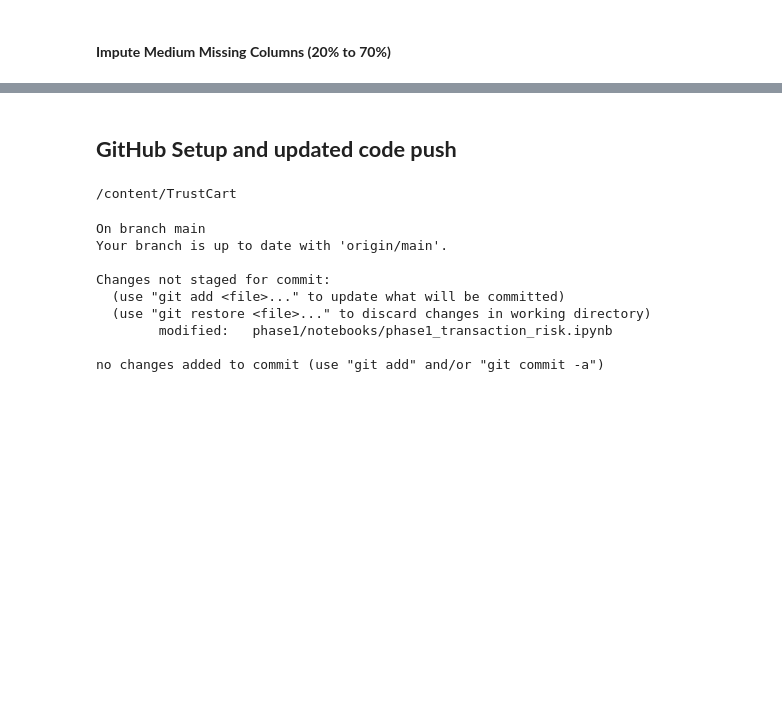
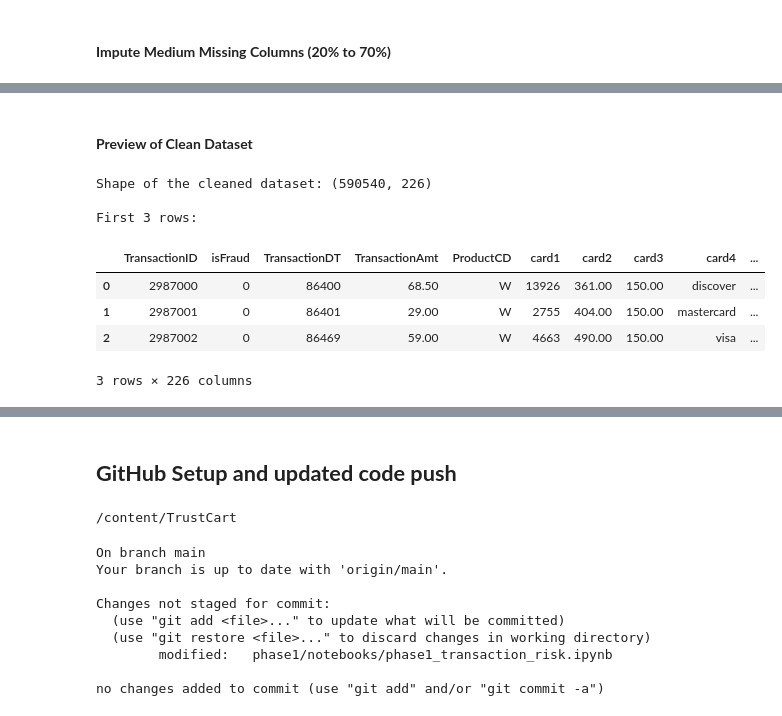
Before and after one commit to Thedeadman0612/TrustCart, a Jupyter notebook: phase1/notebooks/phase1_transaction_risk.ipynb, the cells around one changed output, grey strips where cells are left out. Saved outputs shown, nothing was run; the diff lists cells and outputs as text; code cells hidden in the pictures; blank space fills up the shorter version.

Commit message:
Phase 1 Task 2.2: Data cleaning complete

```diff
--- a/phase1/notebooks/phase1_transaction_risk.ipynb
+++ b/phase1/notebooks/phase1_transaction_risk.ipynb
@@ -662,9 +666,9 @@ missing_medium_imputed = 0
 
 # First check the categorical columns
 for col in medium_missing_cols:
-  if col is in df_combined.columns:
+  if col in df_combined.columns:
     if df_combined[col].dtype == 'object':
-       df_combined[col].fillna('unknown', inplace=True)
+       df_combined[col].fillna('Unknown', inplace=True)
        missing_medium_imputed += 1
     elif df_combined[col].dtype == 'int64' or df_combined[col].dtype == 'float64':
       df_combined[col].fillna(df_combined[col].median(), inplace=True)
@@ -673,5 +677,4 @@ for col in medium_missing_cols:
       print(f"Unknown data type for column: {col}")
 
 print(f"Number of medium missing columns imputed: {missing_medium_imputed}")
-print("")
-print()
+print("==== MEDIUM MISSING COLUMNS - imputing DONE ====")
@@ -677,0 +687,22 @@ print()
+# %%
+# For low missing columns:
+# Numerical columns: Impute with median
+# Categorical columns: Impute with mode (most frequent value should be safe as few values are missing)
+
+print("==== LOW MISSING COLUMNS - imputing ====")
+
+low_missing_imputed = 0
+
+for col in low_missing_cols:
+  if col in df_combined.columns:
+    if df_combined[col].dtype == 'object':
+      df_combined[col].fillna(df_combined[col].mode()[0], inplace=True)
+      low_missing_imputed += 1
+    elif df_combined[col].dtype == 'int64' or df_combined[col].dtype == 'float64':
+      df_combined[col].fillna(df_combined[col].median(), inplace=True)
+      low_missing_imputed += 1
+    else:
+      print(f"Unknown data type for column: {col}")
+
+print(f"Number of low missing columns imputed: {low_missing_imputed}")
+print("==== LOW MISSING COLUMNS - imputing DONE ====")
@@ -677,0 +784,16 @@ print()
+# %% [markdown]
+#### **Preview of Clean Dataset**
+# %%
+print(f"Shape of the cleaned dataset: {df_combined.shape}")
+print("")
+print("First 3 rows:")
+df_combined.head(3)
+# %% [output]
+Shape of the cleaned dataset: (590540, 226)
+
+First 3 rows:
+|  | TransactionID | isFraud | TransactionDT | TransactionAmt | ProductCD | card1 | card2 | card3 | card4 | ... |
+| 0 | 2987000 | 0 | 86400 | 68.50 | W | 13926 | 361.00 | 150.00 | discover | ... |
+| 1 | 2987001 | 0 | 86401 | 29.00 | W | 2755 | 404.00 | 150.00 | mastercard | ... |
+| 2 | 2987002 | 0 | 86469 | 59.00 | W | 4663 | 490.00 | 150.00 | visa | ... |
+3 rows × 226 columns
```
Also changed, not shown: parts of 14 cells of this notebook.
